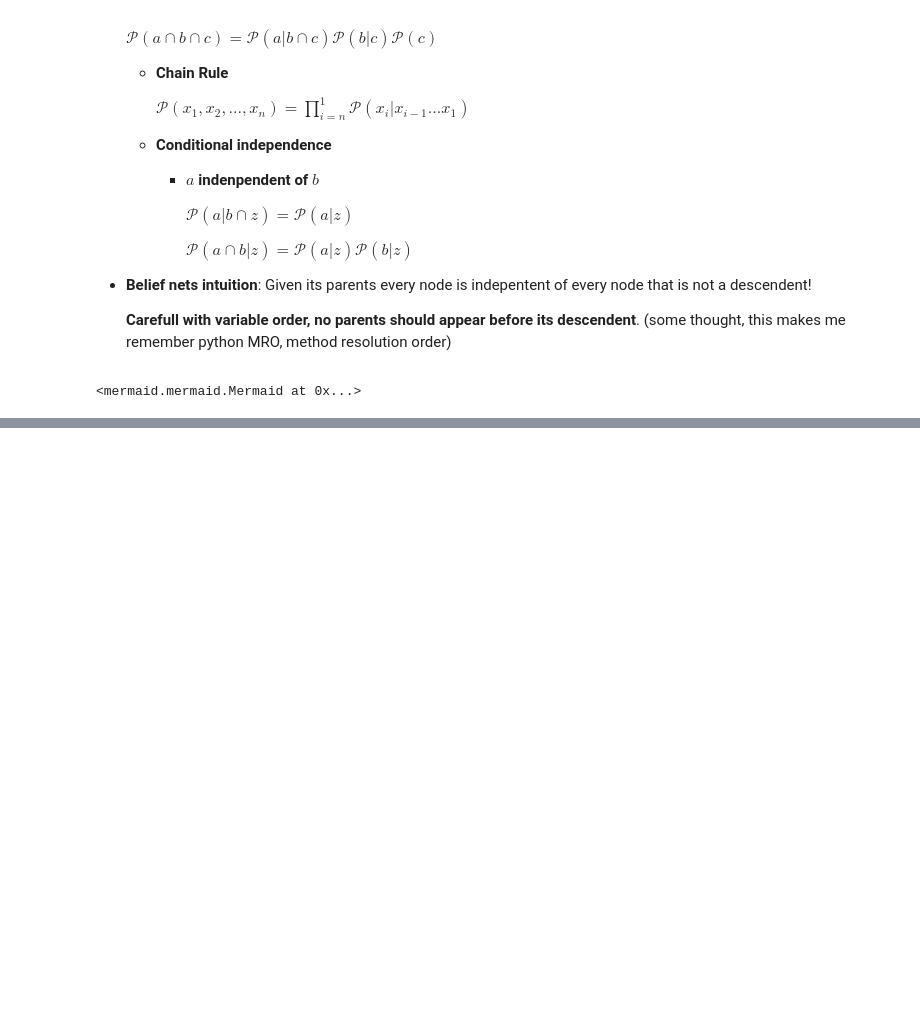
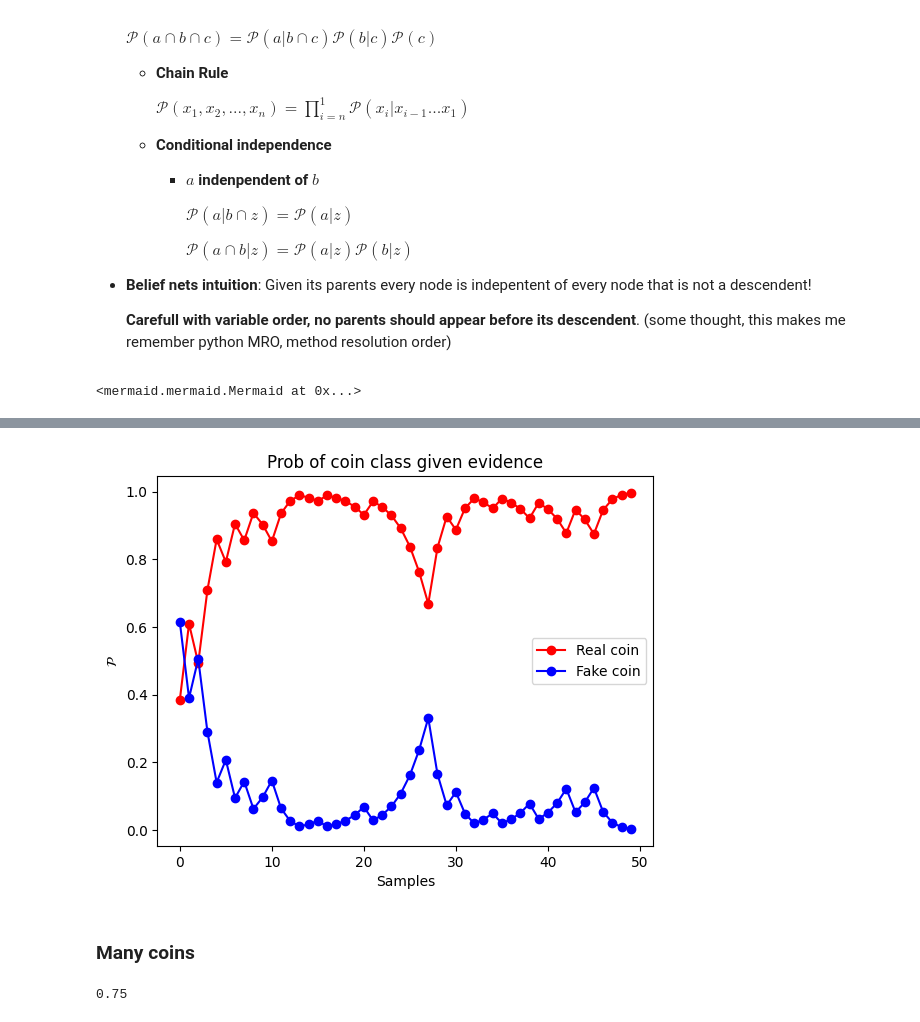
Before and after one commit to MaximoRdz/ARTIFICIAL-INTELLIGENCE, a Jupyter notebook: lab8-Probabilistic-Inference-Bayes/bayesian_inference.ipynb, the cells around one changed output, grey strips where cells are left out. Cells and saved outputs as stored; diff of their text form; code cells hidden in the pictures; blank space fills up the shorter version.

```diff
--- a/lab8-Probabilistic-Inference-Bayes/bayesian_inference.ipynb
+++ b/lab8-Probabilistic-Inference-Bayes/bayesian_inference.ipynb
@@ -72,0 +79,8 @@ $$\mathcal{P}(c_i|e) = \frac{1}{\mathcal{Cte}} \cdot [\mathcal{P}(e_1 | c_i) \ma
+# %%
+real_coin = 0.5
+fake_coin = 0.8
+
+def get_random_coin(coins):
+    return np.random.choice(coins)
+
+unknown_coin = get_random_coin([real_coin, fake_coin])
@@ -72,0 +102,62 @@ $$\mathcal{P}(c_i|e) = \frac{1}{\mathcal{Cte}} \cdot [\mathcal{P}(e_1 | c_i) \ma
+# %%
+def coin_prob(coin_biased, result):
+    if result == "H":
+        return coin_biased
+    return 1 - coin_biased
+
+def coin_flipper(coin_biased):
+    if np.random.rand() < coin_biased:
+        return "H"
+    return "T"
+# %%
+N_samples = 50
+
+real_sample_prob = np.empty(N_samples, dtype=np.float64)
+fake_sample_prob = np.empty(N_samples, dtype=np.float64)
+
+for i in range(N_samples):
+    sample = coin_flipper(unknown_coin)
+    real_sample_prob[i] = coin_prob(real_coin, sample)
+    fake_sample_prob[i] = coin_prob(fake_coin, sample)
+
+real_sample_prob = np.cumprod(real_sample_prob)
+fake_sample_prob = np.cumprod(fake_sample_prob)
+Z = (real_sample_prob + fake_sample_prob)
+
+real_sample_prob /= Z
+fake_sample_prob /= Z
+# %%
+fig, ax = plt.subplots()
+
+ax.plot(real_sample_prob, "ro-", label="Real coin")
+ax.plot(fake_sample_prob, "bo-", label="Fake coin")
+ax.set_ylabel(r"$\mathcal{P}$")
+ax.set_title("Prob of coin class given evidence")
+ax.set_xlabel("Samples")
+plt.legend()
+plt.show()
+# %% [output]
+[figure, added]
+# %% [markdown]
+### Many coins
+# %%
+coins_head_prob = np.arange(1, 0 - 0.25, -0.25)
+colors = "kbryg"
+
+unknown_coin = get_random_coin(coins_head_prob)
+print(unknown_coin)
+
+N_samples = 50
+
+coins_sample_prob = np.empty((N_samples, len(coins_head_prob)), dtype=np.float64)
+
+for i in range(N_samples):
+    sample = coin_flipper(unknown_coin)
+
+    coins_sample_prob[i] = np.array([coin_prob(c, sample) for c in coins_head_prob], dtype=np.float64)
+
+coins_sample_prob = np.cumprod(coins_sample_prob, axis=0)
+Z = coins_sample_prob.sum(axis=1)
+coins_sample_prob /= Z[:, np.newaxis]
+# %% [output]
+0.75
```
Also changed, not shown: parts of 7 cells of this notebook, 5 other files.
